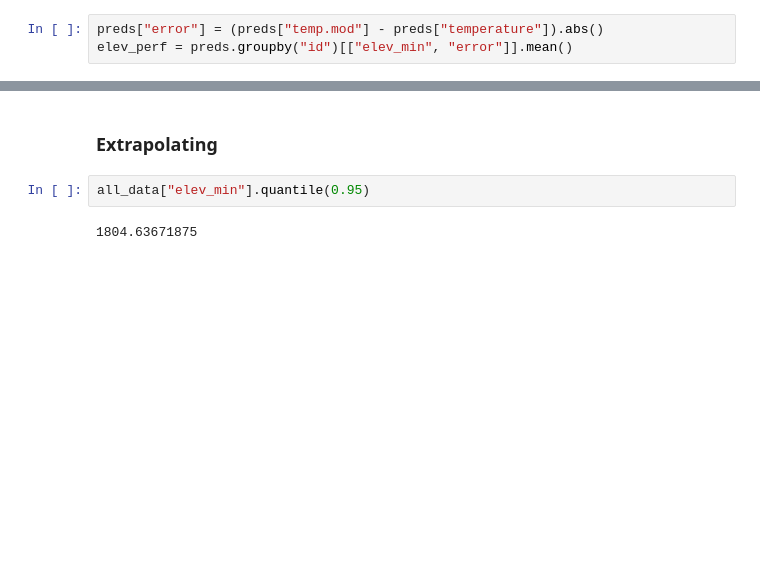
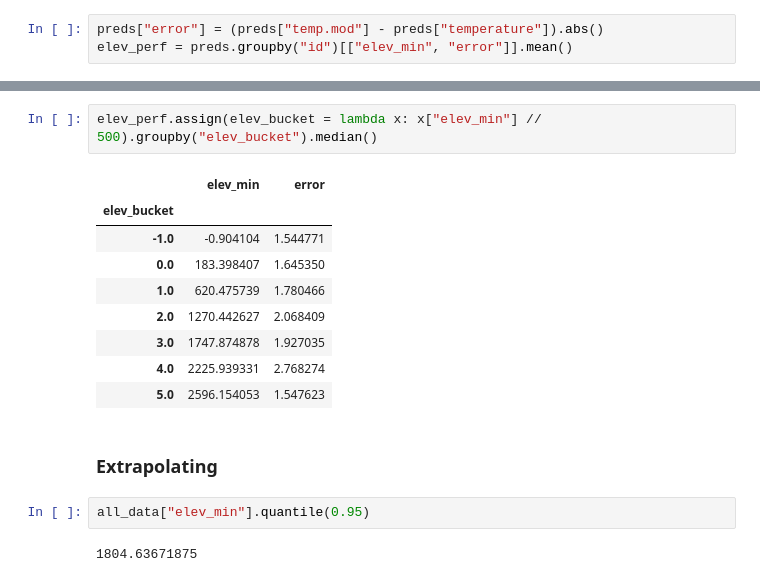
Before and after one commit to mines-ciroh/TempEst-NEWT, a Jupyter notebook: validations.ipynb, the cells around one changed output, grey strips where cells are left out. Cells and saved outputs as stored; diff of their text form; blank space fills up the shorter version.

```diff
--- a/validations.ipynb
+++ b/validations.ipynb
@@ -484,3 +507,15 @@ sns.lmplot(elev_perf, x="elev_min", y="error")
+# %%
+elev_perf.assign(elev_bucket = lambda x: x["elev_min"] // 500).groupby("elev_bucket").median()
+# %% [output]
+|  | elev_min | error |
+| elev_bucket |  |  |
+| -1.0 | -0.904104 | 1.544771 |
+| 0.0 | 183.398407 | 1.645350 |
+| 1.0 | 620.475739 | 1.780466 |
+| 2.0 | 1270.442627 | 2.068409 |
+| 3.0 | 1747.874878 | 1.927035 |
+| 4.0 | 2225.939331 | 2.768274 |
+| 5.0 | 2596.154053 | 1.547623 |
 # %% [markdown]
 ### Extrapolating
 # %%
```
Also changed, not shown: parts of 13 cells of this notebook, 1 other file.
